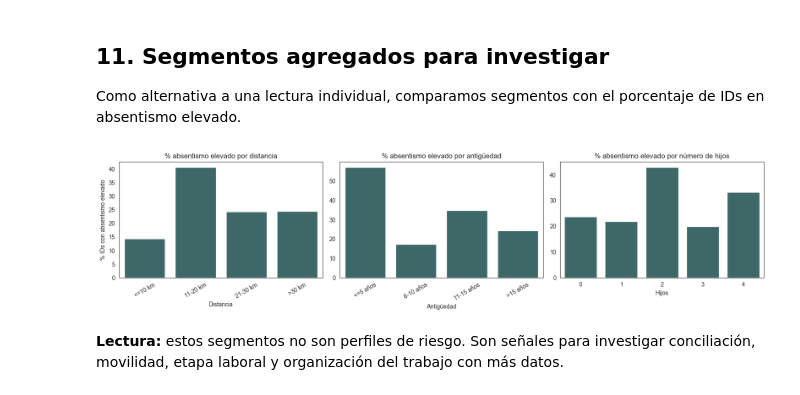
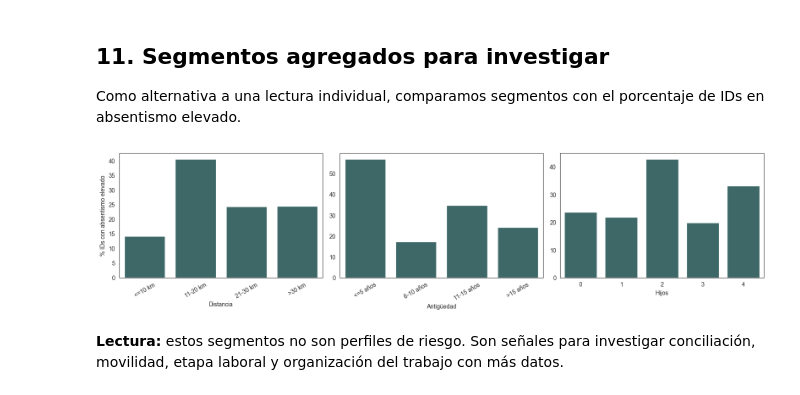
Before and after one commit to ITACADEMYprojectes/ProjecteData, a Jupyter notebook: Equip_31/Scripts/Notebooks/analisis_absentismo_01062026.ipynb, the cells around one changed output. Saved outputs shown, nothing was run; the diff lists cells and outputs as text; code cells hidden in the pictures.

```diff
--- a/Equip_31/Scripts/Notebooks/analisis_absentismo_01062026.ipynb
+++ b/Equip_31/Scripts/Notebooks/analisis_absentismo_01062026.ipynb
@@ -101,8 +101,8 @@ df_empleados = df_RRHH.groupby('ID', as_index=False).agg(
     Service_time=('Service_time', 'first'),
     Distance_Residence_Work=('Distance_Residence_Work', 'first'),
     Transportation_expense=('Transportation_expense', 'first'),
-    Work_load_Average_day=('Work_load_Average_day', 'mean'),
-    Hit_target=('Hit_target', 'mean'),
+    Work_load_Average_day=('Work_load_Average_day', 'median'),
+    Hit_target=('Hit_target', 'median'),
     Disciplinary_failure=('Disciplinary_failure', 'max')
 )
 
@@ -656,30 +656,30 @@ def comparar_segmentos(df, variable):
 # %%
 fig, axes = plt.subplots(1, 3, figsize=(16, 4))
 fig.patch.set_alpha(0)
 for ax in axes:
     ax.set_facecolor('none')
 
 sns.barplot(data=comparar_segmentos(df_empleados, 'tramo_distancia'), x='tramo_distancia', y='pct_absentismo_elevado', ax=axes[0], color=COLOR_TEAL)
-axes[0].set_title('% absentismo elevado por distancia')
+
 axes[0].set_xlabel('Distancia')
 axes[0].set_ylabel('% IDs con absentismo elevado')
 axes[0].tick_params(axis='x', rotation=30)
 
 sns.barplot(data=comparar_segmentos(df_empleados, 'tramo_antiguedad'), x='tramo_antiguedad', y='pct_absentismo_elevado', ax=axes[1], color=COLOR_TEAL)
-axes[1].set_title('% absentismo elevado por antigüedad')
+
 axes[1].set_xlabel('Antigüedad')
 axes[1].set_ylabel('')
 axes[1].tick_params(axis='x', rotation=30)
 
 sns.barplot(data=comparar_segmentos(df_empleados, 'Son'), x='Son', y='pct_absentismo_elevado', ax=axes[2], color=COLOR_TEAL)
-axes[2].set_title('% absentismo elevado por número de hijos')
+
 axes[2].set_xlabel('Hijos')
 axes[2].set_ylabel('')
 
 plt.tight_layout()
 plt.show()
 # %% [output]
-[figure, old version]
+[figure, new version]
 # %% [markdown]
 **Lectura:** estos segmentos no son perfiles de riesgo. Son señales para investigar conciliación, movilidad, etapa laboral y organización del trabajo con más datos.
 # %% [markdown]
```
